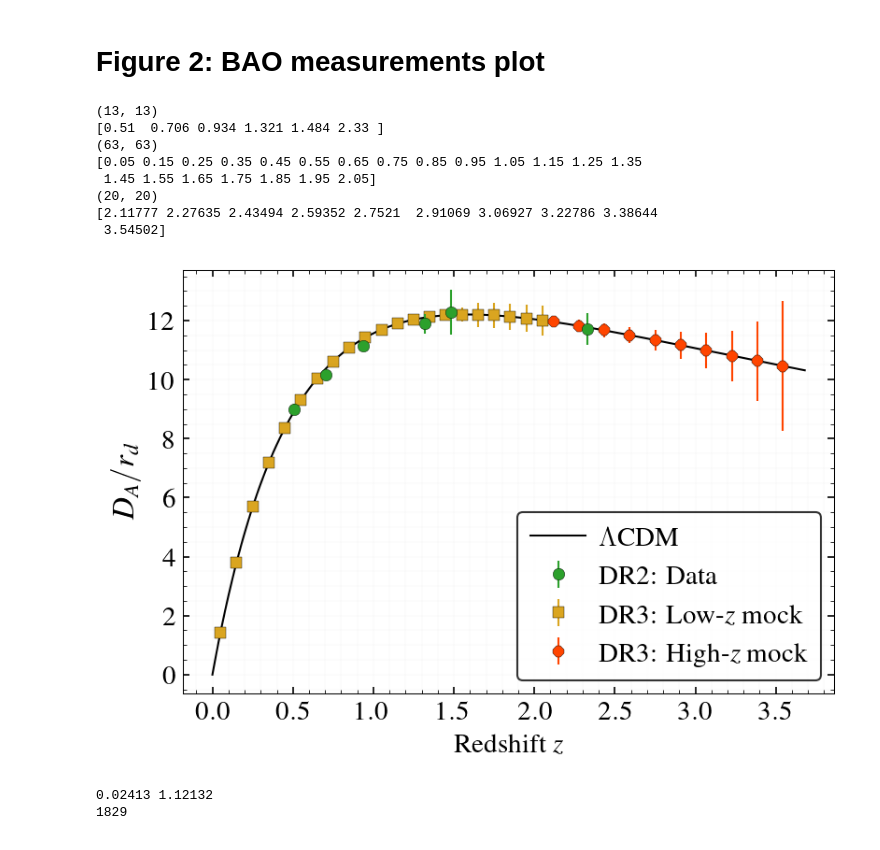
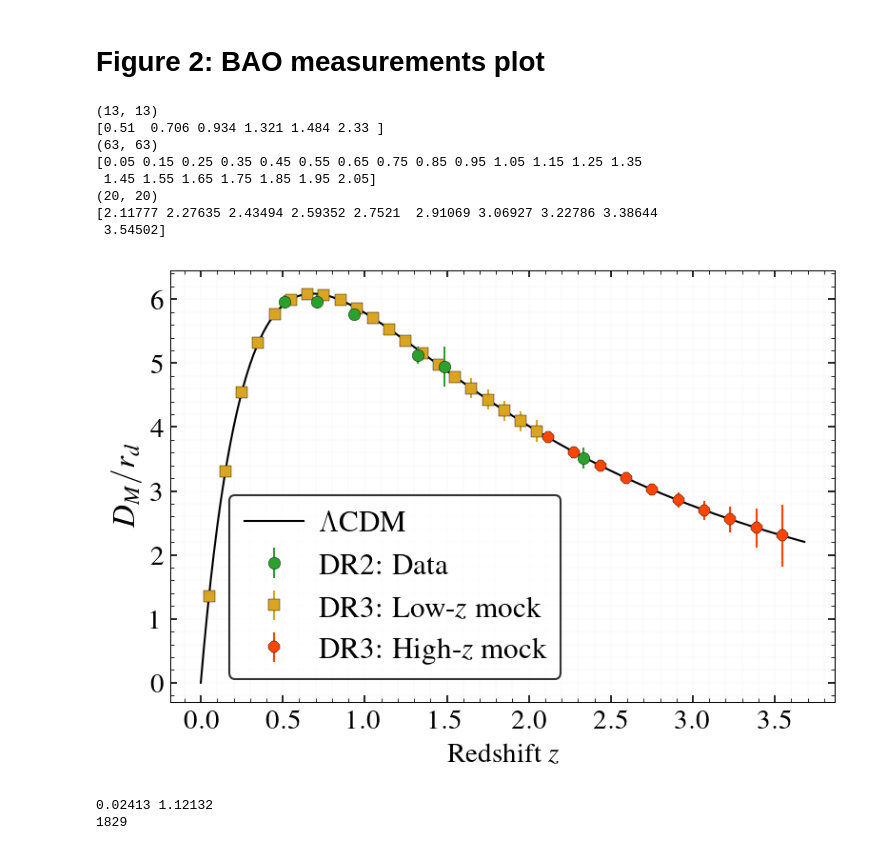
Before and after one commit to sriniraghunathan/CMB_BAO_SNe_likelihoods, a Jupyter notebook: paper_plots.ipynb, the cells around one changed output. Drawn from its saved outputs; the diff is of its cells as text; code cells hidden in the pictures.

```diff
--- a/paper_plots.ipynb
+++ b/paper_plots.ipynb
@@ -222,9 +222,12 @@ theory_DA_arr = np.asarray( theory_DA_arr )
 theory_DA_over_rs_arr = theory_DA_arr / fid_rs_val
 
 #plot
+use_DM = True
 clf()
 fsval = 14
 ax = subplot(111)#, xscale = 'log')
+if use_DM:
+    theory_DA_over_rs_arr = theory_DA_over_rs_arr / (1+zarr)
 plot( zarr, theory_DA_over_rs_arr, color = 'black', lw = 1., label = r'$\Lambda$CDM', zorder = -10)
 desi_specs_dic = {
             'dr2': [r'DR2: Data', 'tab:green', 'black', 'o', 6., 10],
@@ -234,33 +237,40 @@ desi_specs_dic = {
 
 for desikeyname in desi_fname_dic:
     curr_z_arr, curr_value_arr, curr_value_err_arr = to_plot_dic[desikeyname]
+    if use_DM:
+        curr_value_arr = curr_value_arr / (1+curr_z_arr)
+        curr_value_err_arr = curr_value_err_arr / (1+curr_z_arr)
     labval, colorval, mec, mkrval, mkrsizeval, zorderval = desi_specs_dic[desikeyname]
     if colorval == 'white':
         ecolorval = mec
     else:
         ecolorval = colorval
     errorbar( curr_z_arr, curr_value_arr, yerr = curr_value_err_arr,
              label = labval, color = colorval, mec = mec, mew = 0.2, ecolor = ecolorval,
              marker = mkrval, ms = mkrsizeval, capsize = 0., elinewidth = 1.,
              ls = 'None', zorder = zorderval,
             )
-legend(loc = 4, fontsize = fsval, handletextpad = 0.5)
 xlabel(r'Redshift $z$', fontsize = fsval)
-ylabel(r'$D_{A} / r_{d}$', fontsize = fsval + 2)
+if use_DM:
+    ylabel(r'$D_{M} / r_{d}$', fontsize = fsval + 2)
+    legend(loc = 4, bbox_to_anchor = (0.61, 0.02), fontsize = fsval+1, handletextpad = 0.5)
+else:
+    ylabel(r'$D_{A} / r_{d}$', fontsize = fsval + 2)
+    legend(loc = 4, fontsize = fsval, handletextpad = 0.5)
 for label in ax.get_xticklabels(): label.set_fontsize(fsval)
 for label in ax.get_yticklabels(): label.set_fontsize(fsval)
 grid(True, which = 'both', axis = 'both', lw = 0.2, alpha = 0.05)
 
 plname = 'plots/desi_dr2_dr3_obs.pdf'
 savefig(plname, dpi = 200.)
 show()
 # %% [output]
 (13, 13)
 [0.51  0.706 0.934 1.321 1.484 2.33 ]
 (63, 63)
 [0.05 0.15 0.25 0.35 0.45 0.55 0.65 0.75 0.85 0.95 1.05 1.15 1.25 1.35
  1.45 1.55 1.65 1.75 1.85 1.95 2.05]
 (20, 20)
 [2.11777 2.27635 2.43494 2.59352 2.7521  2.91069 3.06927 3.22786 3.38644
  3.54502]
-[figure, old version]
+[figure, new version]
```
Also changed, not shown: parts of 1 cell of this notebook, 1 other file.
